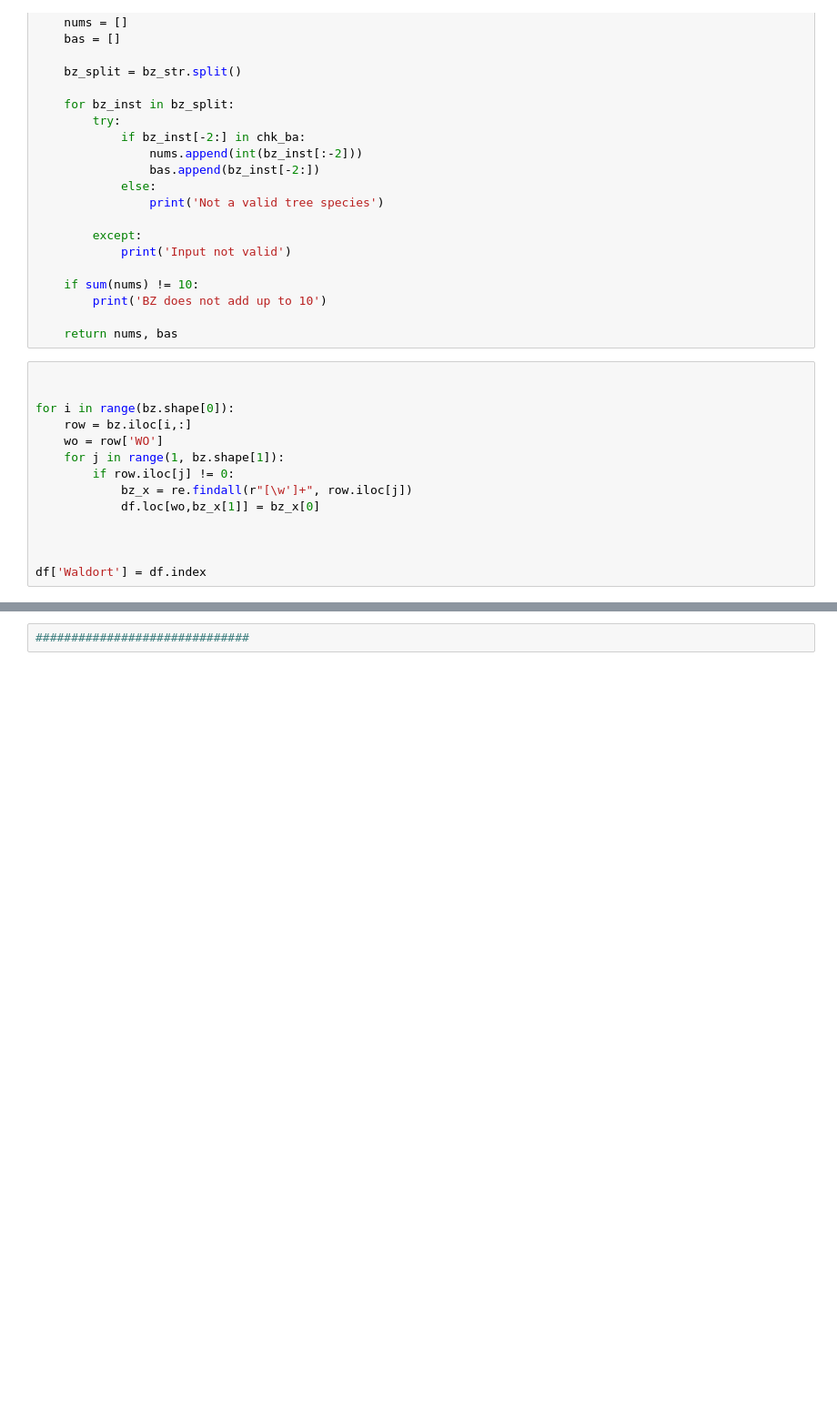
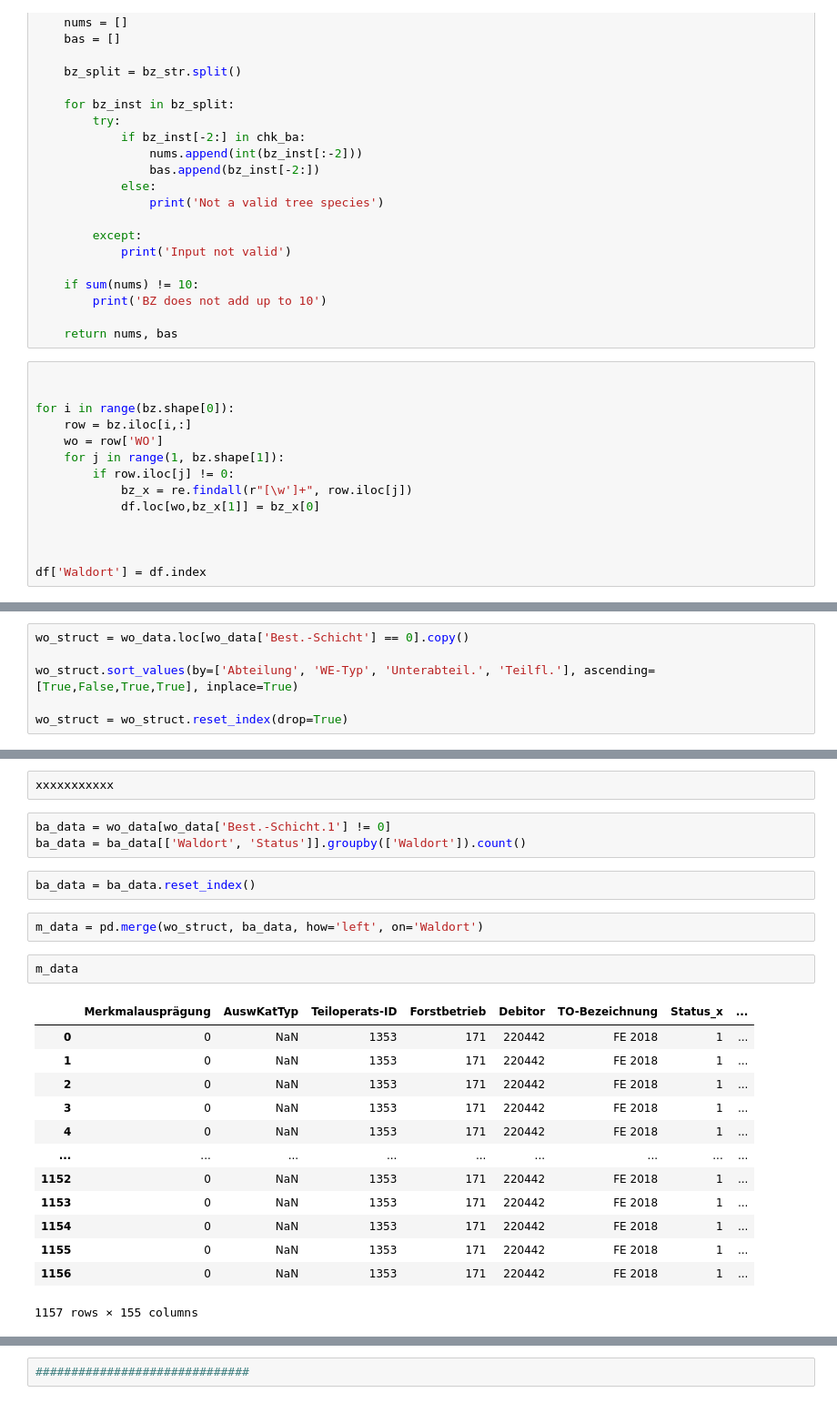
Before and after one commit to satlawa/obf_autman, a Jupyter notebook: merge.ipynb, the cells around one changed output, grey strips where cells are left out. Shown: that part at 91% size. Saved outputs shown, nothing was run; the diff lists cells and outputs as text; blank space fills up the shorter version.

```diff
--- a/merge.ipynb
+++ b/merge.ipynb
@@ -165,0 +195,6 @@ df['Waldort'] = df.index
+# %%
+wo_struct = wo_data.loc[wo_data['Best.-Schicht'] == 0].copy()
+
+wo_struct.sort_values(by=['Abteilung', 'WE-Typ', 'Unterabteil.', 'Teilfl.'], ascending=[True,False,True,True], inplace=True)
+
+wo_struct = wo_struct.reset_index(drop=True)
@@ -165,0 +217,25 @@ df['Waldort'] = df.index
+# %%
+xxxxxxxxxxx
+# %%
+ba_data = wo_data[wo_data['Best.-Schicht.1'] != 0]
+ba_data = ba_data[['Waldort', 'Status']].groupby(['Waldort']).count()
+# %%
+ba_data = ba_data.reset_index()
+# %%
+m_data = pd.merge(wo_struct, ba_data, how='left', on='Waldort')
+# %%
+m_data
+# %% [output]
+|  | Merkmalausprägung | AuswKatTyp | Teiloperats-ID | Forstbetrieb | Debitor | TO-Bezeichnung | Status_x | ... |
+| 0 | 0 | NaN | 1353 | 171 | 220442 | FE 2018 | 1 | ... |
+| 1 | 0 | NaN | 1353 | 171 | 220442 | FE 2018 | 1 | ... |
+| 2 | 0 | NaN | 1353 | 171 | 220442 | FE 2018 | 1 | ... |
+| 3 | 0 | NaN | 1353 | 171 | 220442 | FE 2018 | 1 | ... |
+| 4 | 0 | NaN | 1353 | 171 | 220442 | FE 2018 | 1 | ... |
+| ... | ... | ... | ... | ... | ... | ... | ... | ... |
+| 1152 | 0 | NaN | 1353 | 171 | 220442 | FE 2018 | 1 | ... |
+| 1153 | 0 | NaN | 1353 | 171 | 220442 | FE 2018 | 1 | ... |
+| 1154 | 0 | NaN | 1353 | 171 | 220442 | FE 2018 | 1 | ... |
+| 1155 | 0 | NaN | 1353 | 171 | 220442 | FE 2018 | 1 | ... |
+| 1156 | 0 | NaN | 1353 | 171 | 220442 | FE 2018 | 1 | ... |
+1157 rows × 155 columns
```
Also changed, not shown: parts of 10 cells of this notebook.
